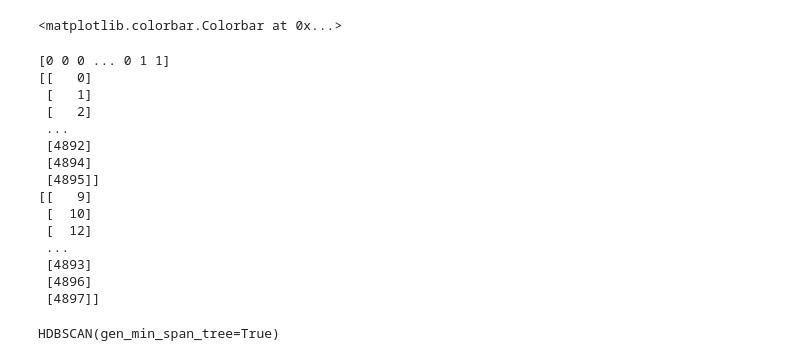
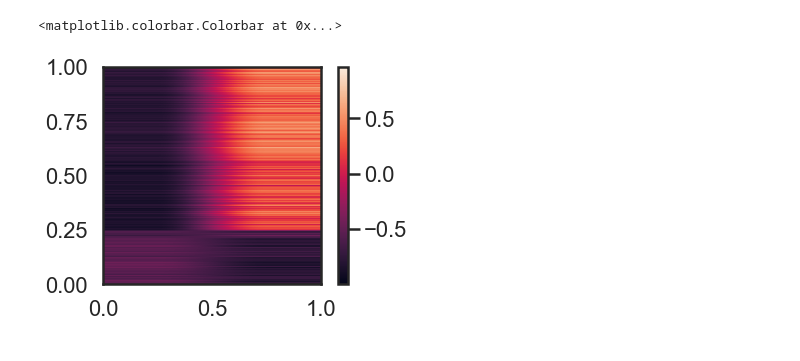
Before and after one commit to teddybeargun/COGS118B, a Jupyter notebook: spectral.ipynb, the cells around one changed output. Drawn from its saved outputs; the diff is of its cells as text; code cells hidden in the pictures.

```diff
--- a/spectral.ipynb
+++ b/spectral.ipynb
@@ -102,39 +122,10 @@ fig.colorbar(im, ax=ax)
 # %%
+## Step 5: Compute Y by normalizing X
 Xsq = np.multiply(Xuse, Xuse)
 divmat = repmat(np.sqrt(np.sum(Xsq.T, axis=0)).reshape(-1,1), 1, 2)
 Y = np.divide(Xuse, divmat)
-ax = axes[1,1]
-im = ax.imshow(Y, extent=[0, 1, 0, 1])
-fig.colorbar(im, ax=ax)
+im = plt.imshow(Y, extent=[0, 1, 0, 1])
+plt.colorbar(im)
 # %% [output]
 <matplotlib.colorbar.Colorbar at 0x...>
+[figure, added]
-# %%
-# step 5/6
-kmeans = KMeans(n_clusters=2).fit(Y)
-kk = kmeans.labels_
-print(kk)
-c1 = np.argwhere(kk == 0)
-c2 = np.argwhere(kk == 1)
-print(c1)
-print(c2)
-# ax = axes[1,2]
-# ax.scatter(data_subset[c1][:,0][:,0], data_subset[c1][:,0][:,1], edgecolor='c', marker='o', facecolor='none', s=100)
-# ax.scatter(data_subset[c2][:,0][:,0], data_subset[c2][:,0][:,1], edgecolor='m', marker='o', facecolor='none', s=100)
-# ax.set_title('with spectral clustering')
-# fig
-# %% [output]
-[0 0 0 ... 0 1 1]
-[[   0]
- [   1]
- [   2]
- ...
- [4892]
- [4894]
- [4895]]
-[[   9]
- [  10]
- [  12]
- ...
- [4893]
- [4896]
- [4897]]
@@ -146,5 +131,0 @@ from sklearn.manifold import TSNE
-# %%
-clusterer = hdbscan.HDBSCAN(min_cluster_size=5, gen_min_span_tree=True)
-clusterer.fit(data)
-# %% [output]
-HDBSCAN(gen_min_span_tree=True)
```
Also changed, not shown: parts of 15 cells of this notebook.
